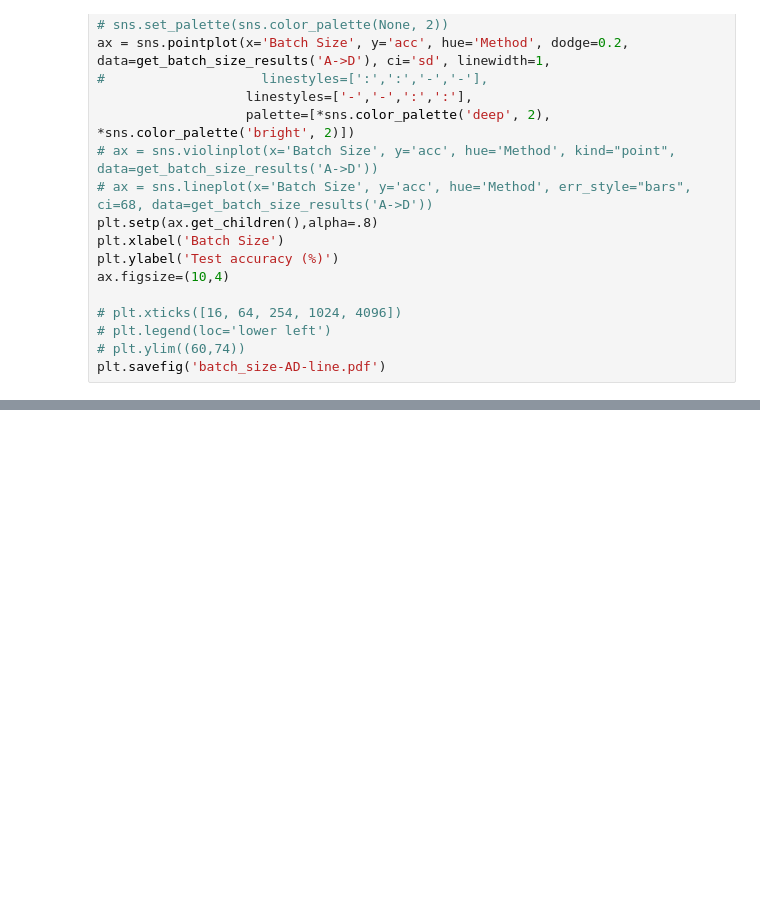
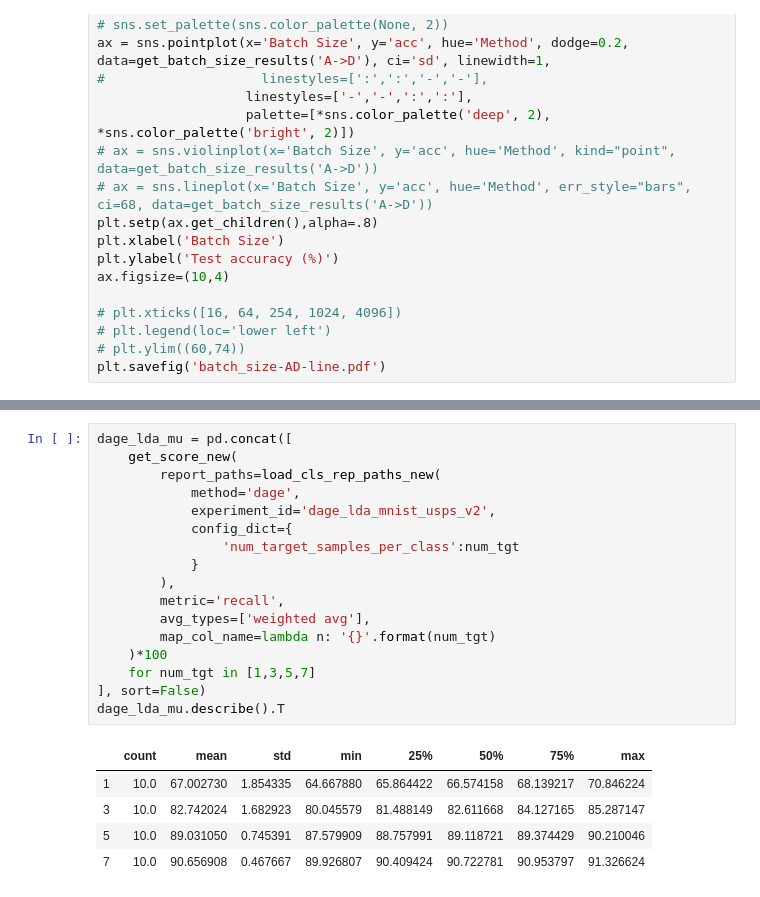
Before and after one commit to LukasHedegaard/dage, a Jupyter notebook: notebooks/test-eval.ipynb, the cells around one changed output, grey strips where cells are left out. Cells and saved outputs as stored; diff of their text form; blank space fills up the shorter version.

```diff
--- a/notebooks/test-eval.ipynb
+++ b/notebooks/test-eval.ipynb
@@ -1123,0 +1172,23 @@ plt.savefig('batch_size-AD-line.pdf')
+# %%
+dage_lda_mu = pd.concat([
+    get_score_new(
+        report_paths=load_cls_rep_paths_new(
+            method='dage',
+            experiment_id='dage_lda_mnist_usps_v2',
+            config_dict={
+                'num_target_samples_per_class':num_tgt
+            }
+        ),
+        metric='recall',
+        avg_types=['weighted avg'],
+        map_col_name=lambda n: '{}'.format(num_tgt)
+    )*100
+    for num_tgt in [1,3,5,7]
+], sort=False)
+dage_lda_mu.describe().T
+# %% [output]
+|  | count | mean | std | min | 25% | 50% | 75% | max |
+| 1 | 10.0 | 67.002730 | 1.854335 | 64.667880 | 65.864422 | 66.574158 | 68.139217 | 70.846224 |
+| 3 | 10.0 | 82.742024 | 1.682923 | 80.045579 | 81.488149 | 82.611668 | 84.127165 | 85.287147 |
+| 5 | 10.0 | 89.031050 | 0.745391 | 87.579909 | 88.757991 | 89.118721 | 89.374429 | 90.210046 |
+| 7 | 10.0 | 90.656908 | 0.467667 | 89.926807 | 90.409424 | 90.722781 | 90.953797 | 91.326624 |
```
Also changed, not shown: parts of 6 cells of this notebook.
